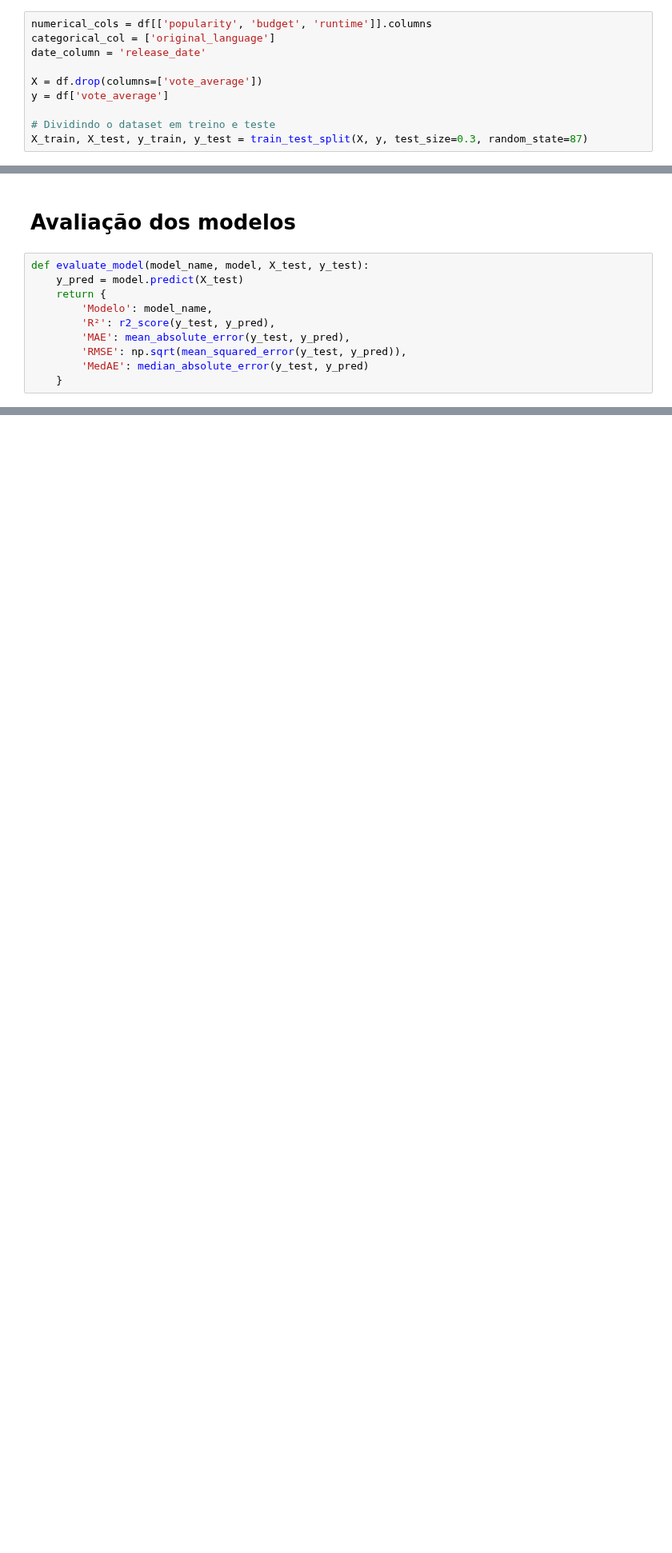
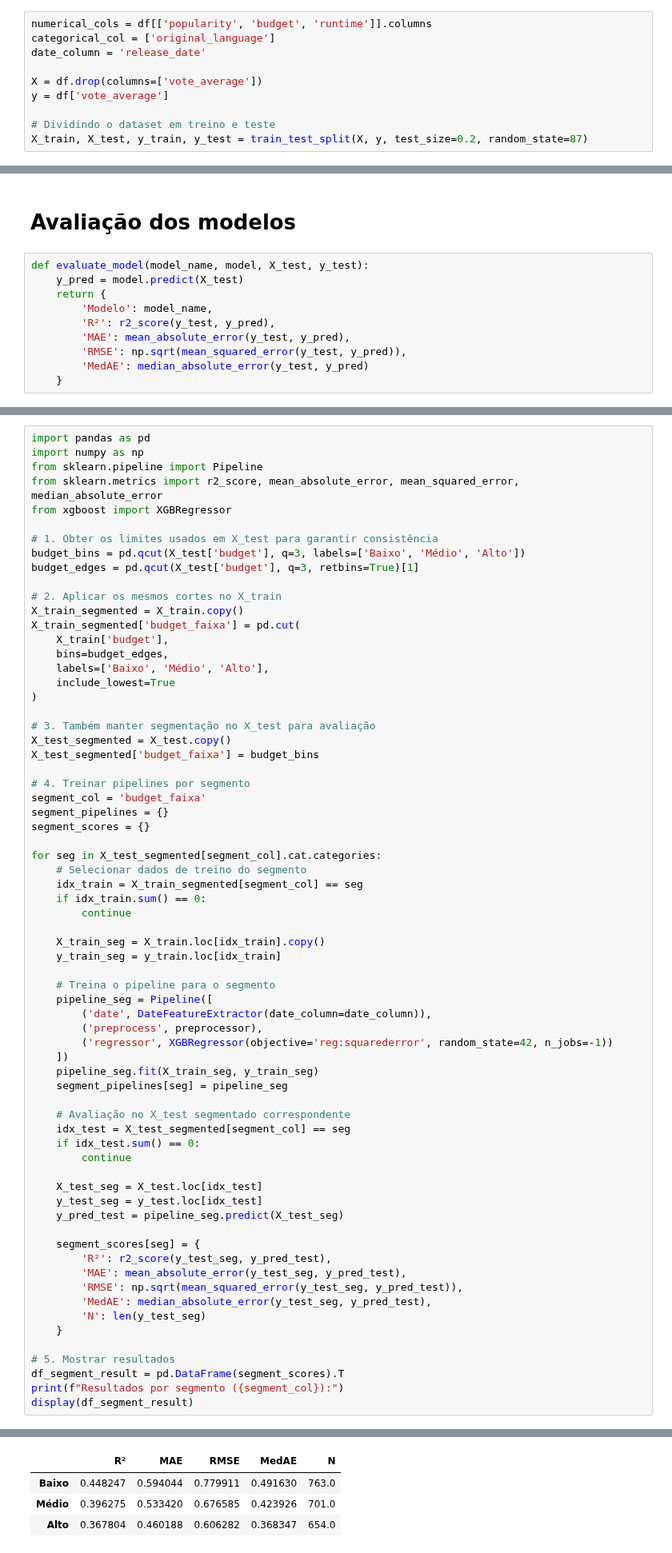
Before and after one commit to rodrigosantana24/projeto-pisi3, a Jupyter notebook: Regressao_gabriel.ipynb, the cells around one changed output, grey strips where cells are left out. Shown at 80% size. Cells and saved outputs as stored; diff of their text form; blank space fills up the shorter version.

```diff
--- a/Regressao_gabriel.ipynb
+++ b/Regressao_gabriel.ipynb
@@ -42,7 +45,7 @@ X = df.drop(columns=['vote_average'])
 y = df['vote_average']
 
 # Dividindo o dataset em treino e teste
-X_train, X_test, y_train, y_test = train_test_split(X, y, test_size=0.3, random_state=87)
+X_train, X_test, y_train, y_test = train_test_split(X, y, test_size=0.2, random_state=87)
 # %% [markdown]
 # Transformadores
 # %% [markdown]
@@ -359,0 +661,69 @@ print(results_df)
+# %%
+import pandas as pd
+import numpy as np
+from sklearn.pipeline import Pipeline
+from sklearn.metrics import r2_score, mean_absolute_error, mean_squared_error, median_absolute_error
+from xgboost import XGBRegressor
+
+# 1. Obter os limites usados em X_test para garantir consistência
+budget_bins = pd.qcut(X_test['budget'], q=3, labels=['Baixo', 'Médio', 'Alto'])
+budget_edges = pd.qcut(X_test['budget'], q=3, retbins=True)[1]
+
+# 2. Aplicar os mesmos cortes no X_train
+X_train_segmented = X_train.copy()
+X_train_segmented['budget_faixa'] = pd.cut(
+    X_train['budget'],
+    bins=budget_edges,
+    labels=['Baixo', 'Médio', 'Alto'],
+    include_lowest=True
+)
+
+# 3. Também manter segmentação no X_test para avaliação
+X_test_segmented = X_test.copy()
+X_test_segmented['budget_faixa'] = budget_bins
+
+# 4. Treinar pipelines por segmento
+segment_col = 'budget_faixa'
+segment_pipelines = {}
+segment_scores = {}
+
+for seg in X_test_segmented[segment_col].cat.categories:
+    # Selecionar dados de treino do segmento
+    idx_train = X_train_segmented[segment_col] == seg
+    if idx_train.sum() == 0:
+        continue
+
+    X_train_seg = X_train.loc[idx_train].copy()
+    y_train_seg = y_train.loc[idx_train]
+
+    # Treina o pipeline para o segmento
+    pipeline_seg = Pipeline([
+        ('date', DateFeatureExtractor(date_column=date_column)),
+        ('preprocess', preprocessor),
+        ('regressor', XGBRegressor(objective='reg:squarederror', random_state=42, n_jobs=-1))
+    ])
+    pipeline_seg.fit(X_train_seg, y_train_seg)
+    segment_pipelines[seg] = pipeline_seg
+
+    # Avaliação no X_test segmentado correspondente
+    idx_test = X_test_segmented[segment_col] == seg
+    if idx_test.sum() == 0:
+        continue
+
+    X_test_seg = X_test.loc[idx_test]
+    y_test_seg = y_test.loc[idx_test]
+    y_pred_test = pipeline_seg.predict(X_test_seg)
+
+    segment_scores[seg] = {
+        'R²': r2_score(y_test_seg, y_pred_test),
+        'MAE': mean_absolute_error(y_test_seg, y_pred_test),
+        'RMSE': np.sqrt(mean_squared_error(y_test_seg, y_pred_test)),
+        'MedAE': median_absolute_error(y_test_seg, y_pred_test),
+        'N': len(y_test_seg)
+    }
+
+# 5. Mostrar resultados
+df_segment_result = pd.DataFrame(segment_scores).T
+print(f"Resultados por segmento ({segment_col}):")
+display(df_segment_result)
+# %% [output]
@@ -359,0 +731,4 @@ print(results_df)
+|  | R² | MAE | RMSE | MedAE | N |
+| Baixo | 0.448247 | 0.594044 | 0.779911 | 0.491630 | 763.0 |
+| Médio | 0.396275 | 0.533420 | 0.676585 | 0.423926 | 701.0 |
+| Alto | 0.367804 | 0.460188 | 0.606282 | 0.368347 | 654.0 |
```
Also changed, not shown: parts of 25 cells of this notebook, 1 other file.
